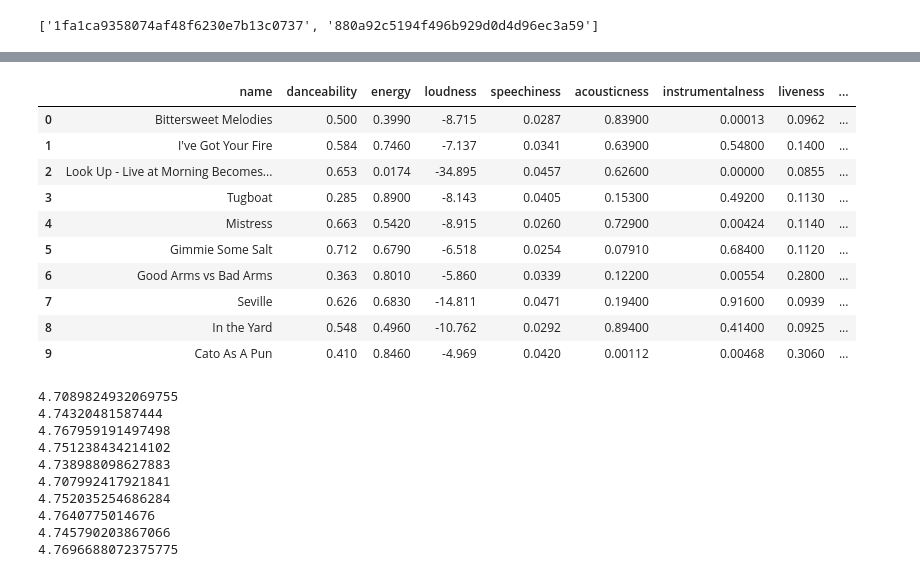
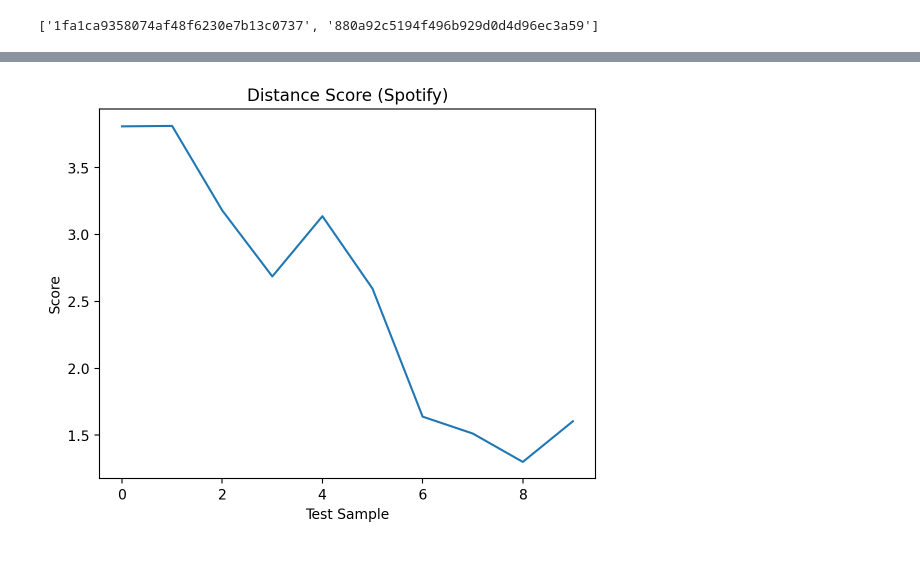
Before and after one commit to Ernesto2004/spotify-music-suggestion, a Jupyter notebook: pipeline.ipynb, the cells around one changed output, grey strips where cells are left out. Drawn from its saved outputs; the diff is of its cells as text; code cells hidden in the pictures.

```diff
--- a/pipeline.ipynb
+++ b/pipeline.ipynb
@@ -259,22 +258,10 @@ print(spotify_input[0])
-# %%
-recs_from_spotify = spotify.get_recommendations(seed_tracks=list(spotify_input[0]), limit=10)
 # %%
-# SPOTIFY's PREDICTED RECOMMENDATIONS
-recs_from_spotify = recs_from_spotify.loc[:, ['name', 'danceability', 'energy', 'loudness', 'speechiness', 'acousticness', 'instrumentalness',
+spotify_results = []
+for spot_playlist in spotify_data:
+    recs_from_spotify = spotify.get_recommendations(seed_tracks=spot_playlist.tolist(), limit=10)
+    recs_from_spotify = recs_from_spotify.loc[:, ['name', 'danceability', 'energy', 'loudness', 'speechiness', 'acousticness', 'instrumentalness',
                                 'liveness', 'valence']]
-recs_from_spotify
+    spotify_results.append(recs_from_spotify)
-# %% [output]
-|  | name | danceability | energy | loudness | speechiness | acousticness | instrumentalness | liveness | ... |
-| 0 | Bittersweet Melodies | 0.500 | 0.3990 | -8.715 | 0.0287 | 0.83900 | 0.00013 | 0.0962 | ... |
-| 1 | I've Got Your Fire | 0.584 | 0.7460 | -7.137 | 0.0341 | 0.63900 | 0.54800 | 0.1400 | ... |
-| 2 | Look Up - Live at Morning Becomes... | 0.653 | 0.0174 | -34.895 | 0.0457 | 0.62600 | 0.00000 | 0.0855 | ... |
-| 3 | Tugboat | 0.285 | 0.8900 | -8.143 | 0.0405 | 0.15300 | 0.49200 | 0.1130 | ... |
-| 4 | Mistress | 0.663 | 0.5420 | -8.915 | 0.0260 | 0.72900 | 0.00424 | 0.1140 | ... |
-| 5 | Gimmie Some Salt | 0.712 | 0.6790 | -6.518 | 0.0254 | 0.07910 | 0.68400 | 0.1120 | ... |
-| 6 | Good Arms vs Bad Arms | 0.363 | 0.8010 | -5.860 | 0.0339 | 0.12200 | 0.00554 | 0.2800 | ... |
-| 7 | Seville | 0.626 | 0.6830 | -14.811 | 0.0471 | 0.19400 | 0.91600 | 0.0939 | ... |
-| 8 | In the Yard | 0.548 | 0.4960 | -10.762 | 0.0292 | 0.89400 | 0.41400 | 0.0925 | ... |
-| 9 | Cato As A Pun | 0.410 | 0.8460 | -4.969 | 0.0420 | 0.00112 | 0.00468 | 0.3060 | ... |
 # %%
 def calculate_euclidean_distance(v1, v2):
     return np.linalg.norm(v1 - v2)
@@ -282,24 +269,27 @@ def calculate_euclidean_distance(v1, v2):
 def calculate_score(pd1, pd2):
     if pd1.shape[1] != pd2.shape[1]:
         raise ValueError("Dataframes must have the same number of features.")
-
+    scores = []
     for _, x in pd1.iterrows():
         fx = np.array(x[1:].values)
         dist = list()
         for _, y in pd2.iterrows():
             fy = np.array(y[1:].values)
             dist.append(calculate_euclidean_distance(fx, fy))
-        print(np.mean(dist))
+        scores.append(np.mean(dist))
+    return scores
-# %%
-calculate_score(our_recs, recs_from_spotify)
-# %% [output]
-4.7089824932069755
-4.74320481587444
-4.767959191497498
-4.751238434214102
-4.738988098627883
-4.707992417921841
-4.752035254686284
-4.7640775014676
-4.745790203867066
-4.7696688072375775
+# %%
+score_res = []
+for j in range(len(spotify_results)):
+    score_res.append(calculate_score(our_results[j], spotify_results[j]))
+# %%
+res = [np.mean(i) for i in score_res]
+# plot res
+# set the y axis max to 10
+plt.plot(res)
+plt.ylabel('Score')
+plt.xlabel('Test Sample')
+plt.title('Distance Score (Spotify)')
+plt.show()
+# %% [output]
+[figure, added]
```
Also changed, not shown: parts of 17 cells of this notebook, 1 other file.
